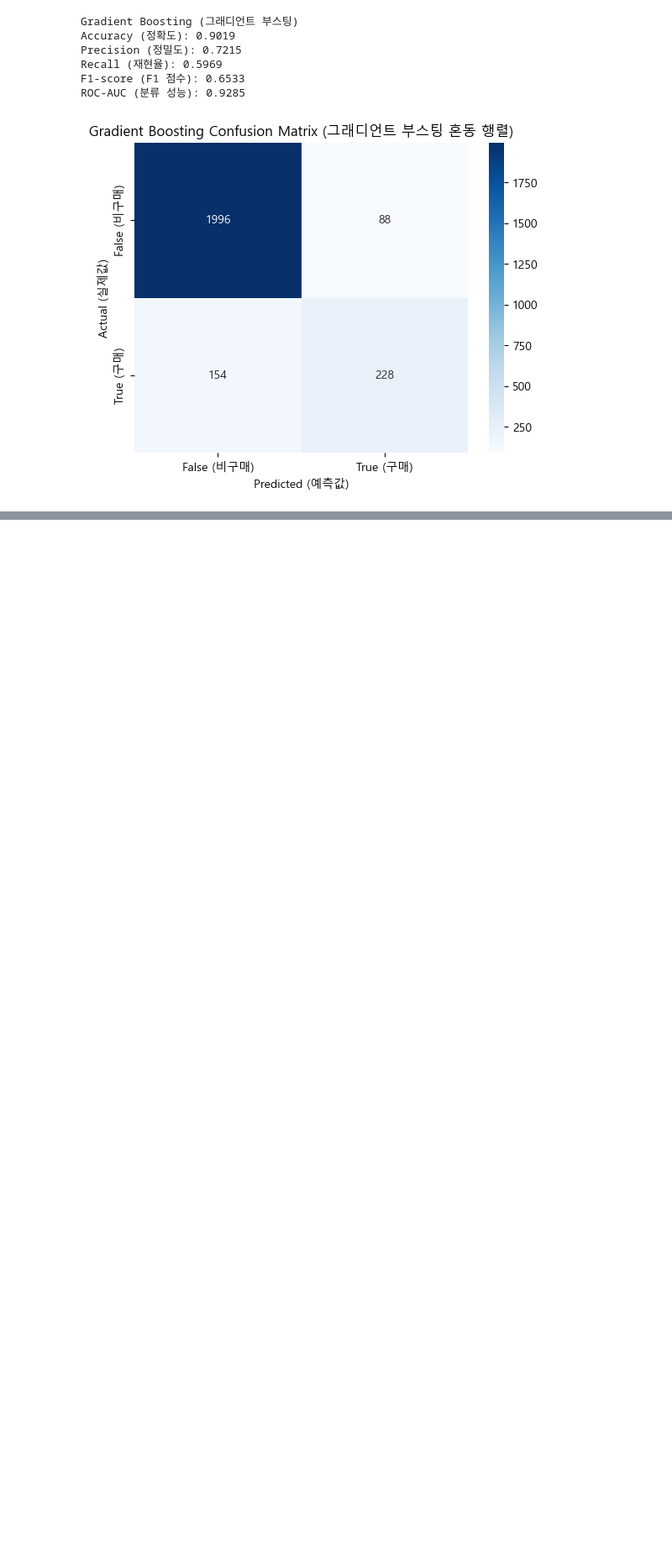
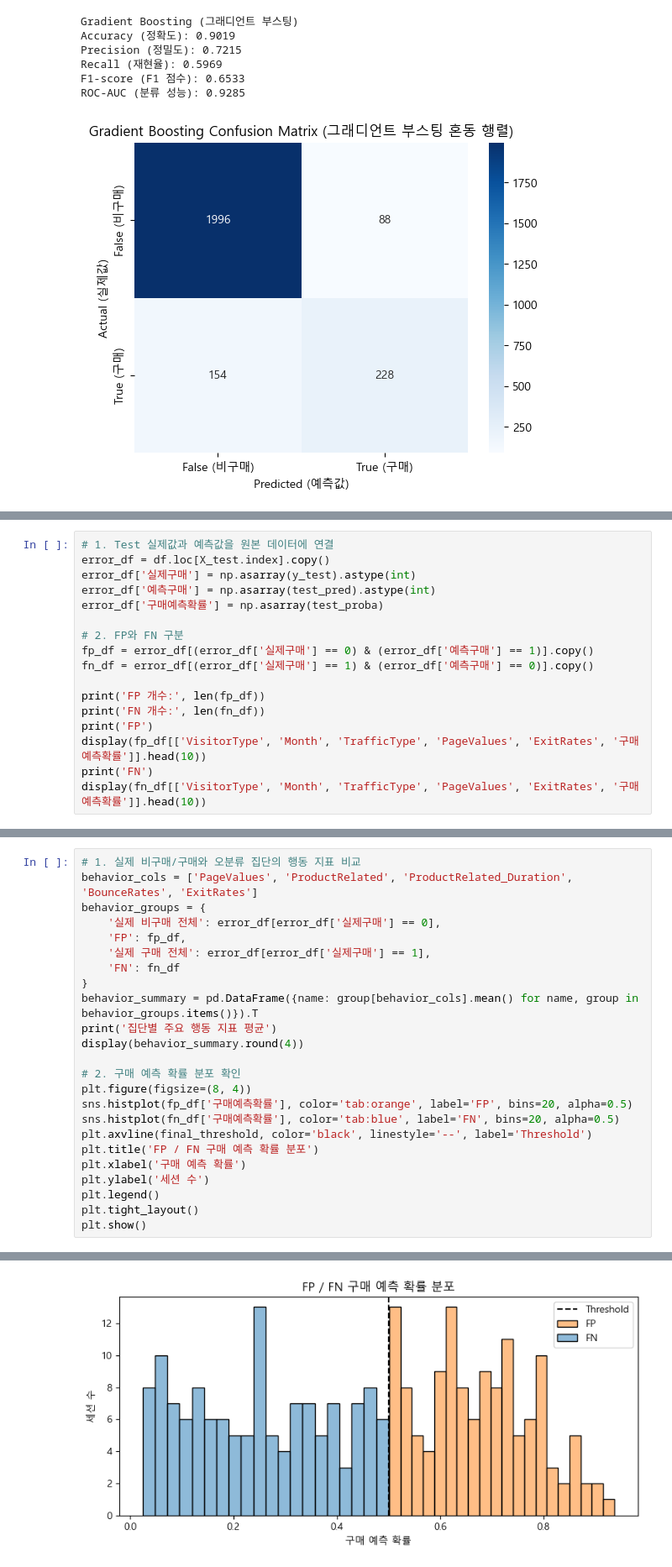
Before and after one commit to Kim-Ki-yeol/AI-Modeling, a Jupyter notebook: 프로젝트/온라인 쇼핑몰 구매 의도 예측 미니 프로젝트.ipynb, the cells around one changed output, grey strips where cells are left out. Shown at 84% size. Drawn from its saved outputs; the diff is of its cells as text; blank space fills up the shorter version.

```diff
--- a/프로젝트/온라인_쇼핑몰_미니프로젝트.ipynb
+++ b/프로젝트/온라인 쇼핑몰 구매 의도 예측 미니 프로젝트.ipynb
@@ -1976,0 +2417,17 @@ cm_results
+# %%
+# 1. Test 실제값과 예측값을 원본 데이터에 연결
+error_df = df.loc[X_test.index].copy()
+error_df['실제구매'] = np.asarray(y_test).astype(int)
+error_df['예측구매'] = np.asarray(test_pred).astype(int)
+error_df['구매예측확률'] = np.asarray(test_proba)
+
+# 2. FP와 FN 구분
+fp_df = error_df[(error_df['실제구매'] == 0) & (error_df['예측구매'] == 1)].copy()
+fn_df = error_df[(error_df['실제구매'] == 1) & (error_df['예측구매'] == 0)].copy()
+
+print('FP 개수:', len(fp_df))
+print('FN 개수:', len(fn_df))
+print('FP')
+display(fp_df[['VisitorType', 'Month', 'TrafficType', 'PageValues', 'ExitRates', '구매예측확률']].head(10))
+print('FN')
+display(fn_df[['VisitorType', 'Month', 'TrafficType', 'PageValues', 'ExitRates', '구매예측확률']].head(10))
@@ -1976,0 +2525,25 @@ cm_results
+# %%
+# 1. 실제 비구매/구매와 오분류 집단의 행동 지표 비교
+behavior_cols = ['PageValues', 'ProductRelated', 'ProductRelated_Duration', 'BounceRates', 'ExitRates']
+behavior_groups = {
+    '실제 비구매 전체': error_df[error_df['실제구매'] == 0],
+    'FP': fp_df,
+    '실제 구매 전체': error_df[error_df['실제구매'] == 1],
+    'FN': fn_df
+}
+behavior_summary = pd.DataFrame({name: group[behavior_cols].mean() for name, group in behavior_groups.items()}).T
+print('집단별 주요 행동 지표 평균')
+display(behavior_summary.round(4))
+
+# 2. 구매 예측 확률 분포 확인
+plt.figure(figsize=(8, 4))
+sns.histplot(fp_df['구매예측확률'], color='tab:orange', label='FP', bins=20, alpha=0.5)
+sns.histplot(fn_df['구매예측확률'], color='tab:blue', label='FN', bins=20, alpha=0.5)
+plt.axvline(final_threshold, color='black', linestyle='--', label='Threshold')
+plt.title('FP / FN 구매 예측 확률 분포')
+plt.xlabel('구매 예측 확률')
+plt.ylabel('세션 수')
+plt.legend()
+plt.tight_layout()
+plt.show()
+# %% [output]
@@ -1976,0 +2556 @@ cm_results
+[figure, added]
```
Also changed, not shown: parts of 90 cells of this notebook, 3 other files.
